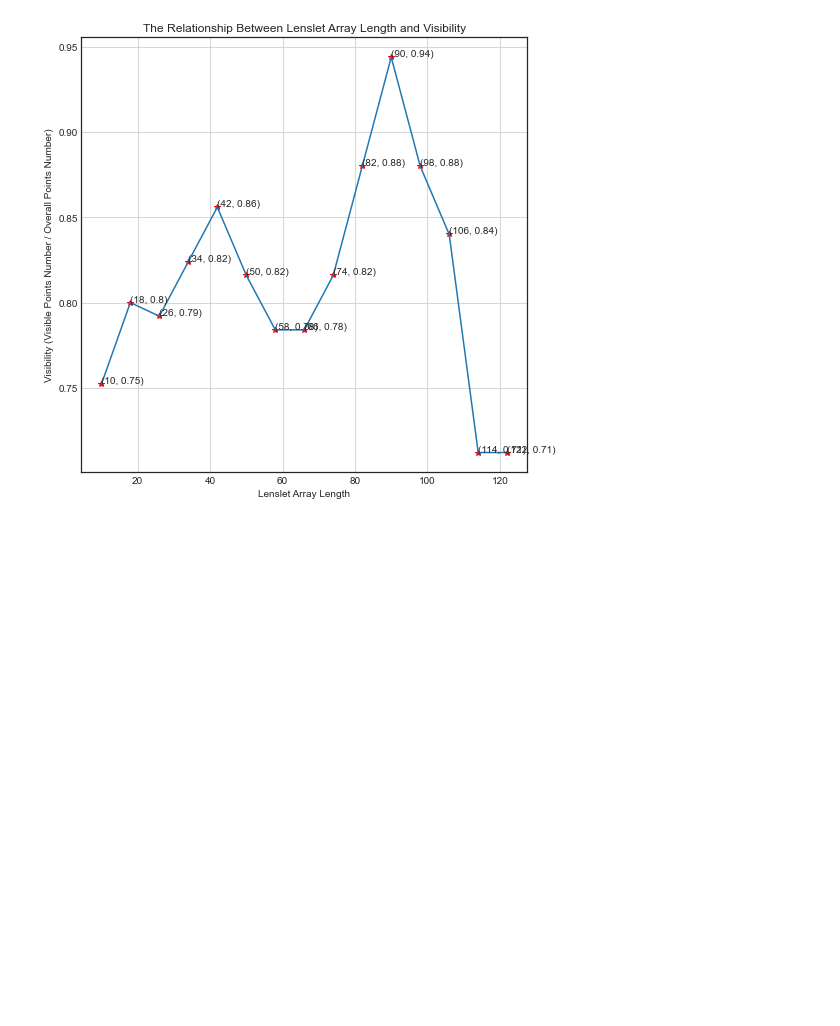
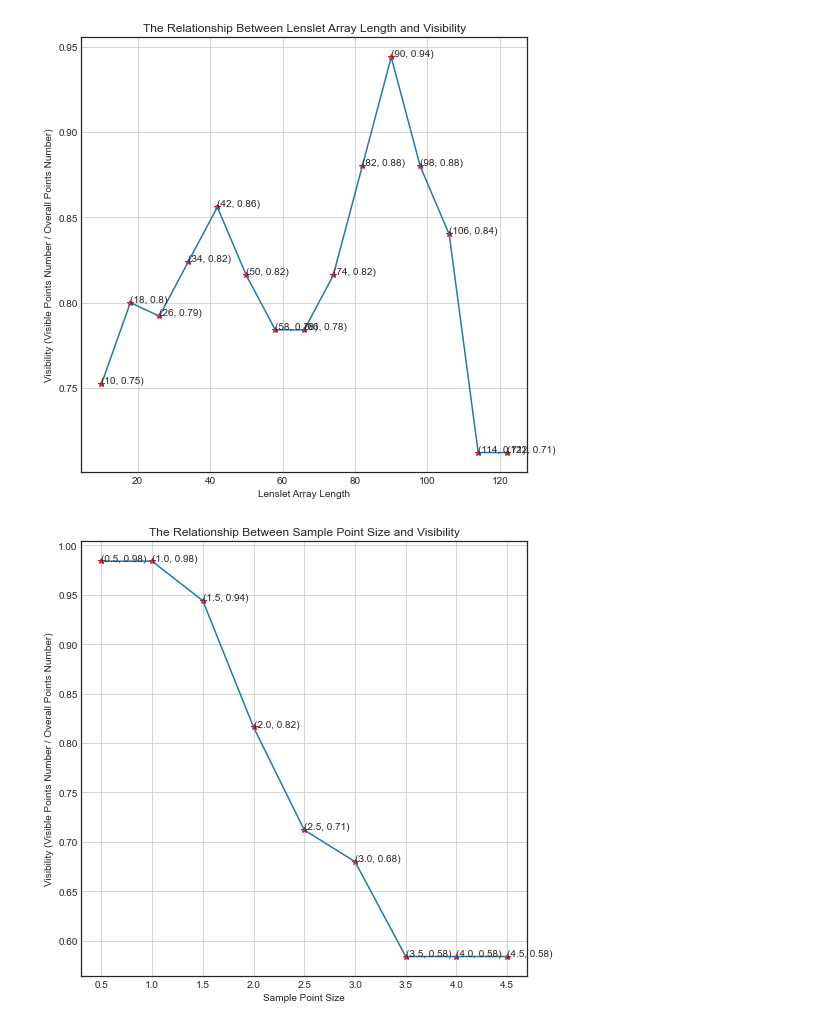
Before and after one commit to JipengSun/Light_Field_Reconstruct, a Jupyter notebook: plot.ipynb, the cells around one changed output. Cells and saved outputs as stored; diff of their text form; code cells hidden in the pictures; blank space fills up the shorter version.

```diff
--- a/plot.ipynb
+++ b/plot.ipynb
@@ -63,3 +63,19 @@ for i, j in zip(density_x, visibility_y):
    plt.text(i, j+0.0005, '({}, {})'.format(np.round(i,2), np.round(j,2)))
 # %% [output]
 [figure]
+# %%
+density_x = [0.5, 1.0, 1.5, 2.0, 2.5, 3.0, 3.5, 4.0, 4.5]
+visibility_y = [0.984, 0.984, 0.944, 0.816, 0.712, 0.68, 0.584, 0.584, 0.584]
+plt.figure(figsize = (8,8))
+#plt.ylim(0.6,1)
+#plt.xlim(0.02,0.2)
+plt.grid()
+plt.title('The Relationship Between Sample Point Size and Visibility')
+plt.xlabel('Sample Point Size')
+plt.ylabel('Visibility (Visible Points Number / Overall Points Number)')
+plt.plot(density_x,visibility_y,'r*')
+plt.plot(density_x,visibility_y)
+for i, j in zip(density_x, visibility_y):
+   plt.text(i, j+0.0005, '({}, {})'.format(np.round(i,2), np.round(j,2)))
+# %% [output]
+[figure, added]
```
Also changed, not shown: 2 other files.
